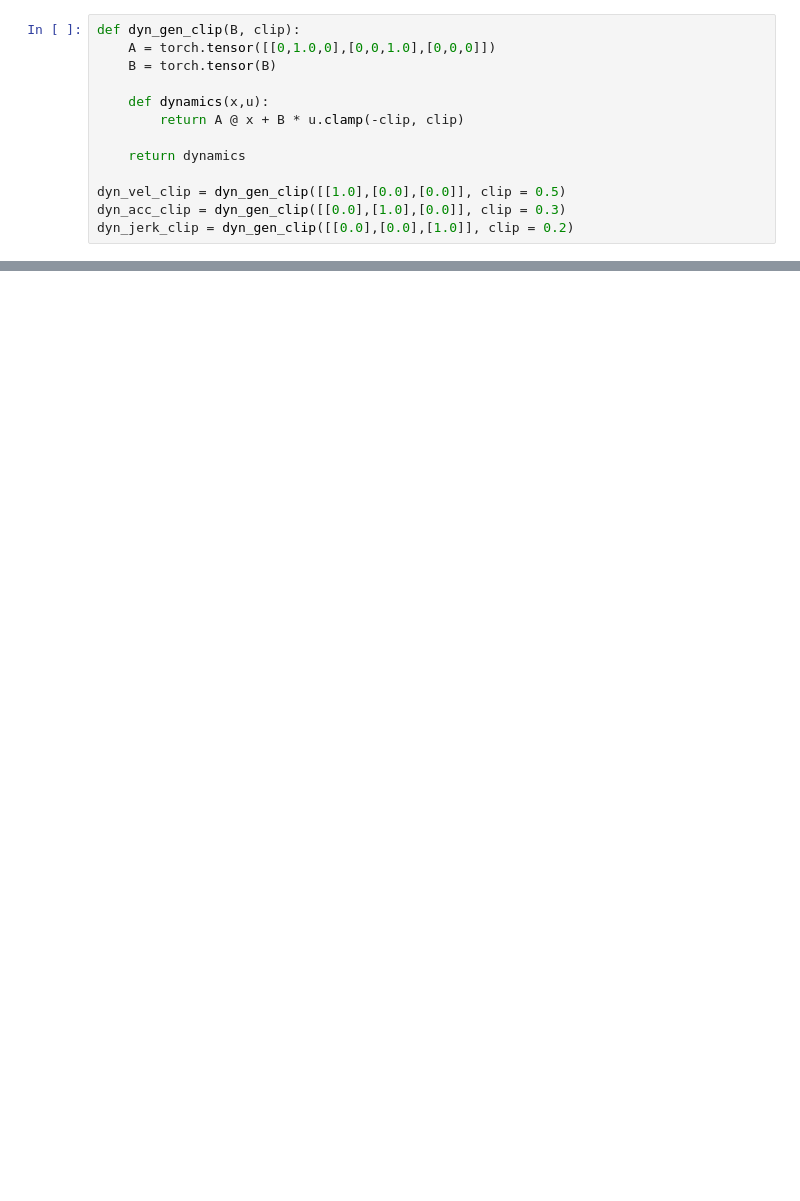
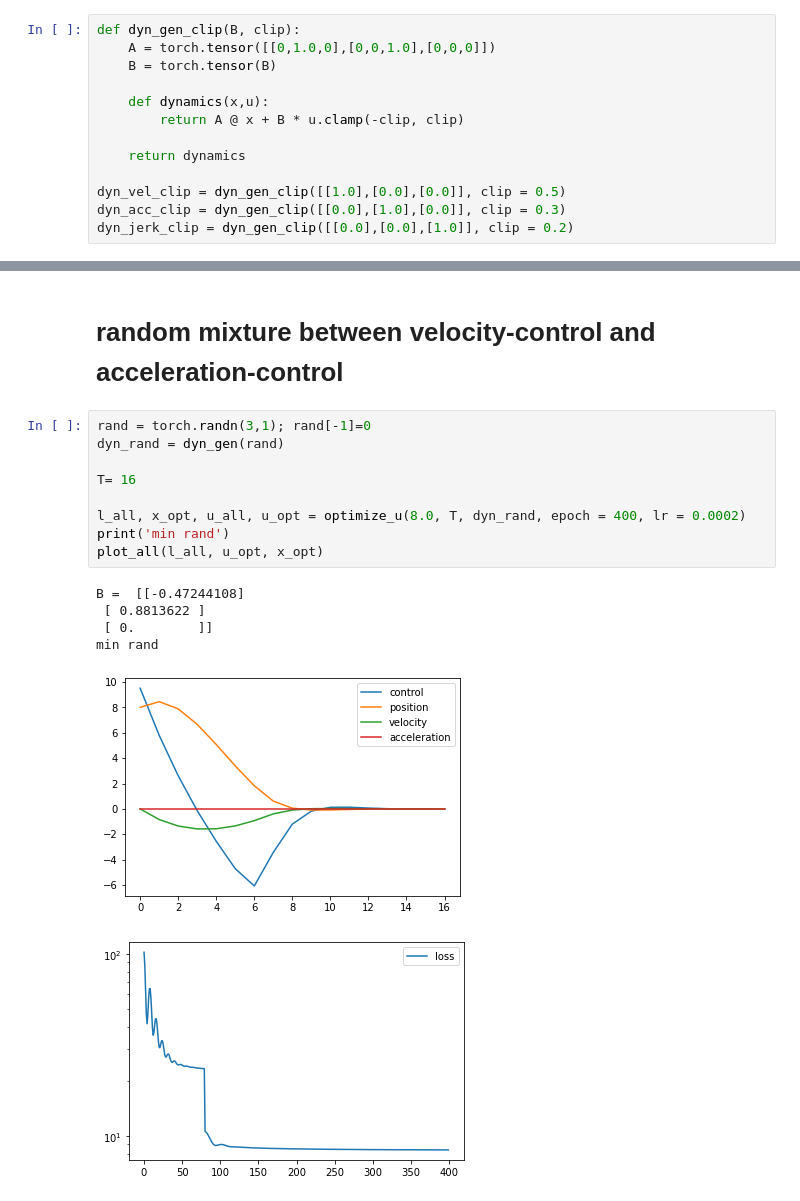
Before and after one commit to hanseungwook/cavia, a Jupyter notebook: regression/notebook/1d_optimal_navigation_demo.ipynb, the cells around one changed output, grey strips where cells are left out. Cells and saved outputs as stored; diff of their text form; blank space fills up the shorter version.

Commit message:
updated with mixture control

```diff
--- a/regression/notebook/1d_optimal_navigation_demo.ipynb
+++ b/regression/notebook/1d_optimal_navigation_demo.ipynb
@@ -120,0 +137,18 @@ min jerk - clipped
+# %% [markdown]
+# random mixture between velocity-control and acceleration-control
+# %%
+rand = torch.randn(3,1); rand[-1]=0
+dyn_rand = dyn_gen(rand)
+
+T= 16
+
+l_all, x_opt, u_all, u_opt = optimize_u(8.0, T, dyn_rand, epoch = 400, lr = 0.0002)
+print('min rand')
+plot_all(l_all, u_opt, x_opt)
+# %% [output]
+B =  [[-0.47244108]
+ [ 0.8813622 ]
+ [ 0.        ]]
+min rand
+[figure, added]
+[figure, added]
```
Also changed, not shown: parts of 11 cells of this notebook.
